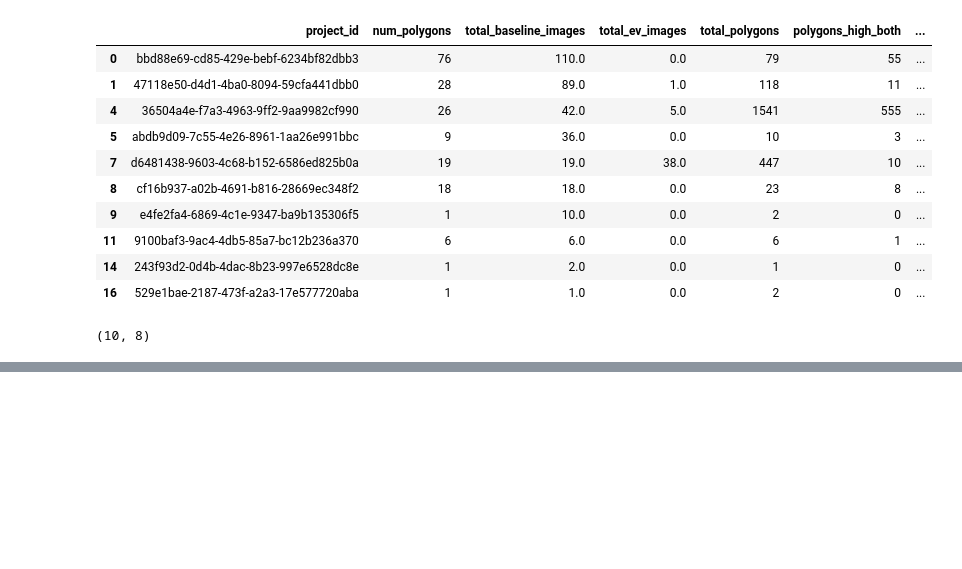
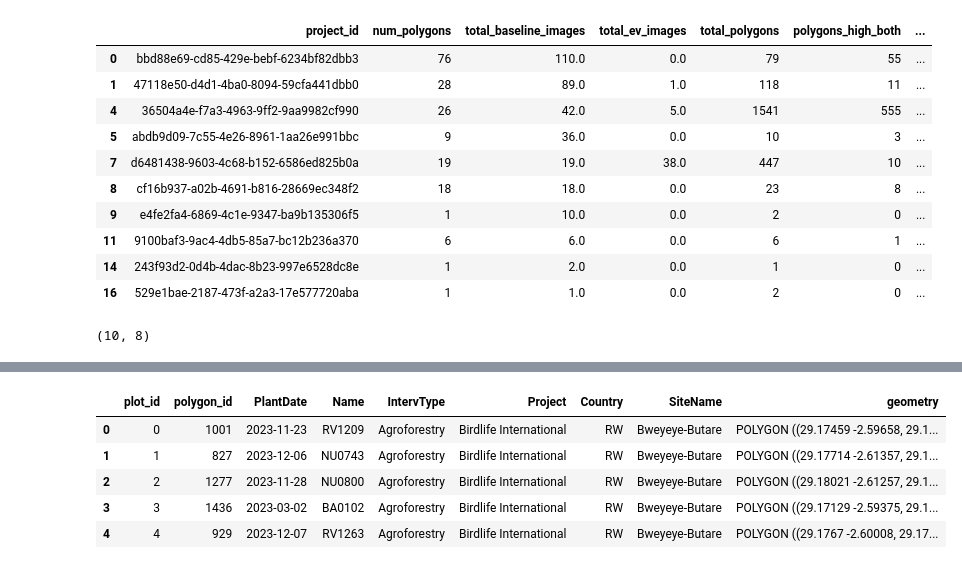
Before and after one commit to wri/decision-tree, a Jupyter notebook: notebooks/decision_tree.ipynb, the cells around one changed output, grey strips where cells are left out. Cells and saved outputs as stored; diff of their text form; code cells hidden in the pictures; blank space fills up the shorter version.

```diff
--- a/notebooks/decision_tree.ipynb
+++ b/notebooks/decision_tree.ipynb
@@ -611,0 +660,10 @@ merged_df.shape
+# %%
+gdf = gpd.read_file('../data/slope/replaced_plots/replaced_plots.shp')
+gdf.head()
+# %% [output]
+|  | plot_id | polygon_id | PlantDate | Name | IntervType | Project | Country | SiteName | geometry |
+| 0 | 0 | 1001 | 2023-11-23 | RV1209 | Agroforestry | Birdlife International | RW | Bweyeye-Butare | POLYGON ((29.17459 -2.59658, 29.1... |
+| 1 | 1 | 827 | 2023-12-06 | NU0743 | Agroforestry | Birdlife International | RW | Bweyeye-Butare | POLYGON ((29.17714 -2.61357, 29.1... |
+| 2 | 2 | 1277 | 2023-11-28 | NU0800 | Agroforestry | Birdlife International | RW | Bweyeye-Butare | POLYGON ((29.18021 -2.61257, 29.1... |
+| 3 | 3 | 1436 | 2023-03-02 | BA0102 | Agroforestry | Birdlife International | RW | Bweyeye-Butare | POLYGON ((29.17129 -2.59375, 29.1... |
+| 4 | 4 | 929 | 2023-12-07 | RV1263 | Agroforestry | Birdlife International | RW | Bweyeye-Butare | POLYGON ((29.1767 -2.60008, 29.17... |
```
Also changed, not shown: parts of 13 cells of this notebook.
